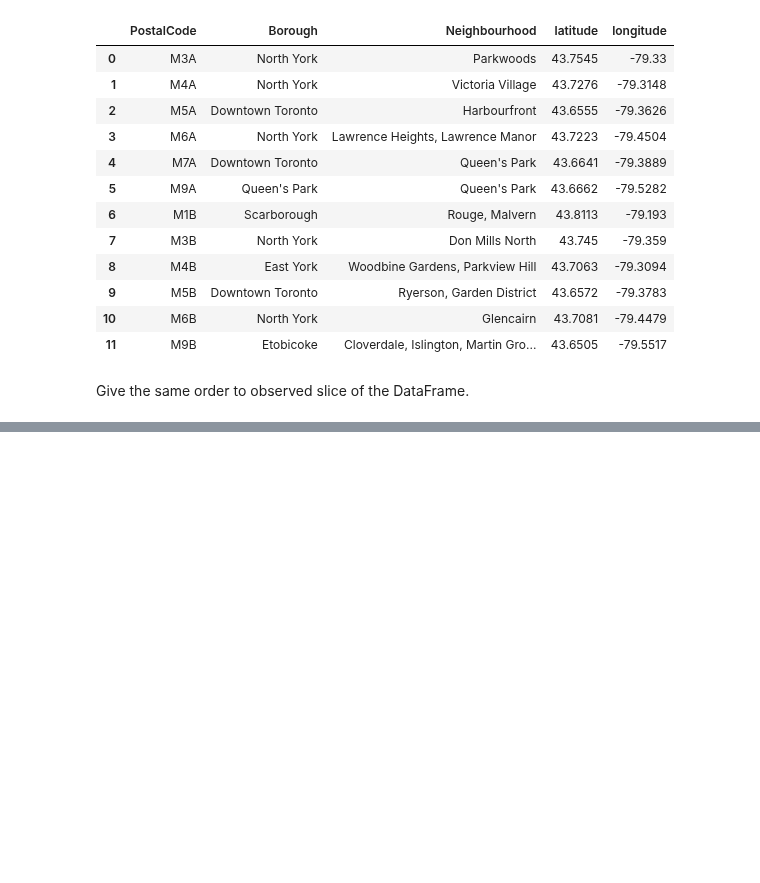
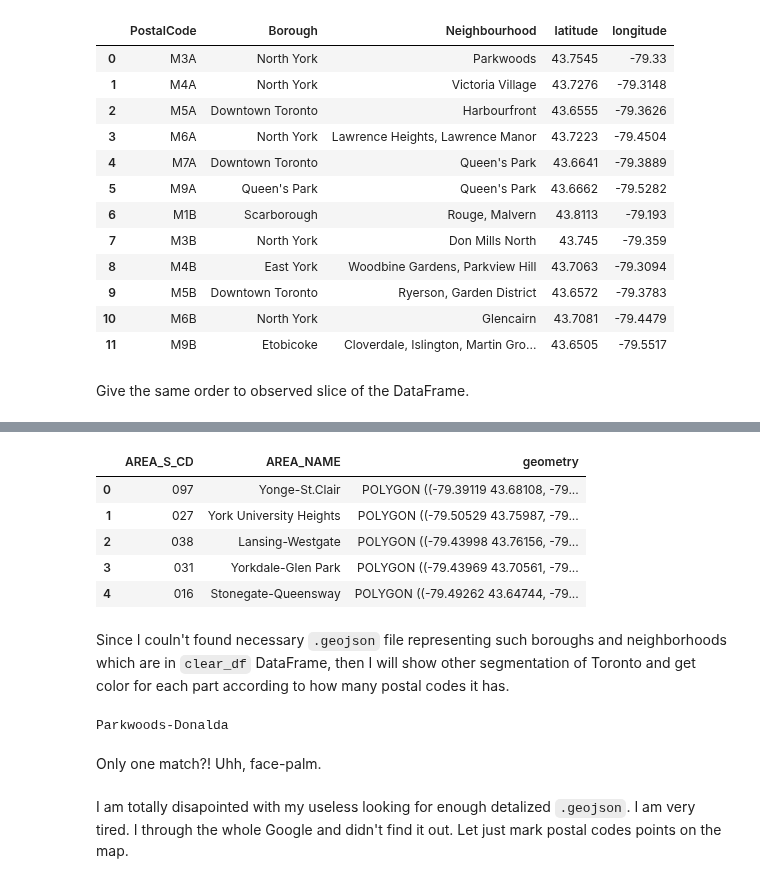
Before and after one commit to Tungsteniac/Tungsteniac, a Jupyter notebook: Neighborhoods in Toronto.ipynb, the cells around one changed output, grey strips where cells are left out. Cells and saved outputs as stored; diff of their text form; code cells hidden in the pictures; blank space fills up the shorter version.

```diff
--- a/Neighborhoods in Toronto.ipynb
+++ b/Neighborhoods in Toronto.ipynb
@@ -478,0 +559,16 @@ clear_df.set_index('PostalCode').loc[p_codes, :]
+# %%
+#Clean names in 'AREA_NAME' column.
+import re
+
+
+
+pattern = '[a-zA-Z\'\-\s\.]+[^\ \(]'
+geo_json['AREA_NAME'] = geo_json['AREA_NAME'].apply(lambda name: re.match(pattern, name).group())
+geo_json.head()
+# %% [output]
+|  | AREA_S_CD | AREA_NAME | geometry |
+| 0 | 097 | Yonge-St.Clair | POLYGON ((-79.39119 43.68108, -79... |
+| 1 | 027 | York University Heights | POLYGON ((-79.50529 43.75987, -79... |
+| 2 | 038 | Lansing-Westgate | POLYGON ((-79.43998 43.76156, -79... |
+| 3 | 031 | Yorkdale-Glen Park | POLYGON ((-79.43969 43.70561, -79... |
+| 4 | 016 | Stonegate-Queensway | POLYGON ((-79.49262 43.64744, -79... |
@@ -478,0 +585,35 @@ clear_df.set_index('PostalCode').loc[p_codes, :]
+# %% [markdown]
+Since I couln't found necessary <code>.geojson</code> file representing such boroughs and neighborhoods which are in <code>clear_df</code> DataFrame, then I will show other segmentation of Toronto and get color for each part according to how many postal codes it has.
+# %%
+def loader(geo_df):
+
+    def distributor(point):
+        for name, polygon in geo_df:
+            flag = point.within(polygon)
+            if flag:
+                return name
+                break
+        return np.nan
+
+    return distributor
+
+
+
+geo_df = zip(geo_json['AREA_NAME'], geo_json['geometry'])
+distributor = loader(geo_df)
+
+latlon = zip(clear_df['latitude'], clear_df['longitude'])
+points = map(lambda crd: Point(crd[1], crd[0]), latlon)
+points = list(points)
+
+for point in points: #All postal codes locations are not lacated in any array from geo_dg.
+    place = distributor(point)
+    if place:
+        print(place)
+        break
+# %% [output]
+Parkwoods-Donalda
+# %% [markdown]
+Only one match?! Uhh, face-palm.
+# %% [markdown]
+I am totally disapointed with my useless looking for enough detalized <code>.geojson</code>. I am very tired. I through the whole Google and didn't find it out. Let just mark postal codes points on the map.
```
Also changed, not shown: parts of 18 cells of this notebook.
